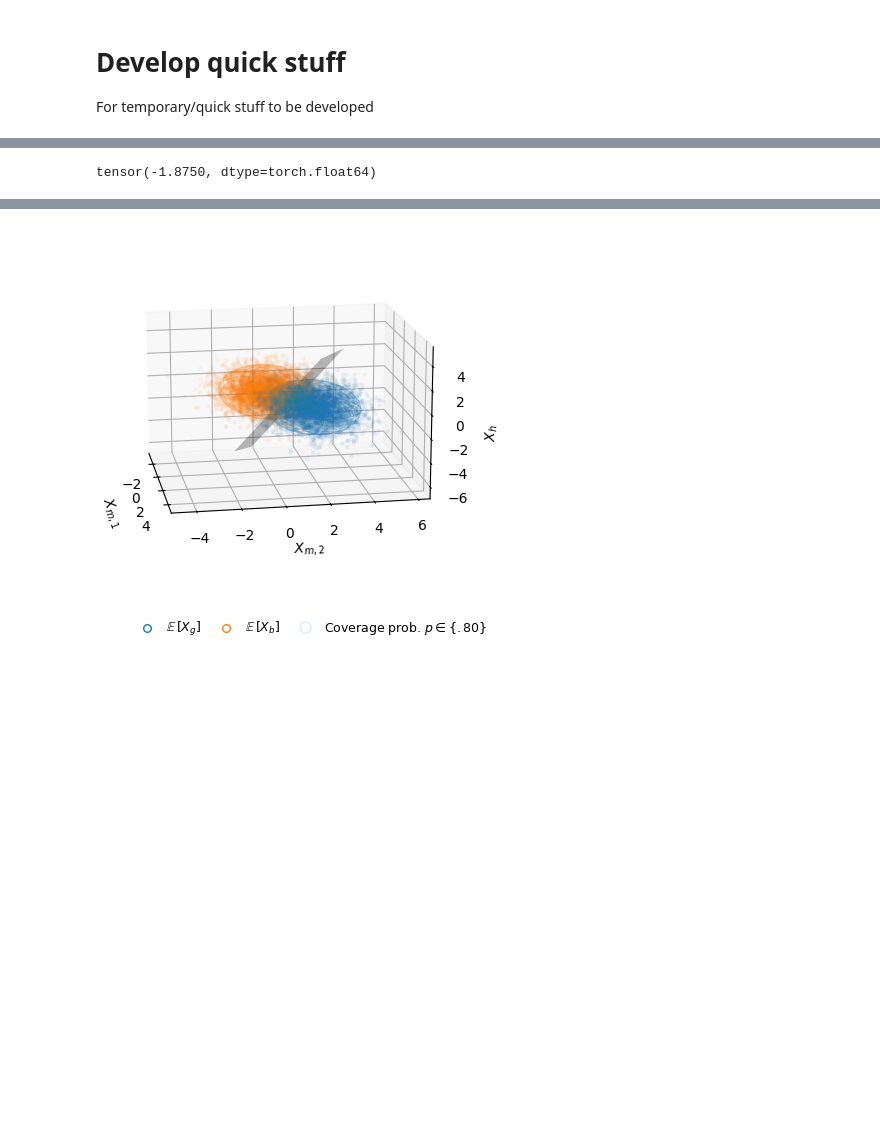
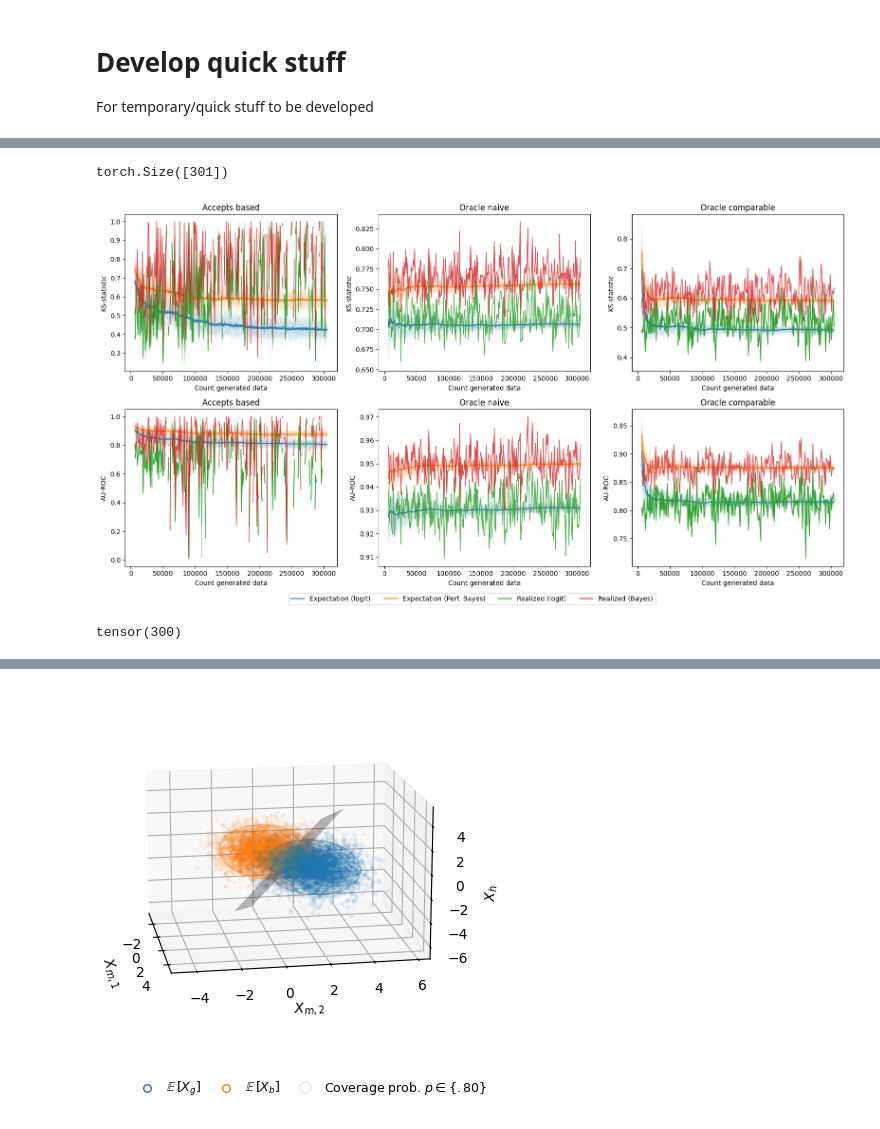
Before and after one commit to TheBISEconStatcian/BEReBASL, a Jupyter notebook: dev/tmp_develop.ipynb, the cells around one changed output, grey strips where cells are left out. Drawn from its saved outputs; the diff is of its cells as text; code cells hidden in the pictures; blank space fills up the shorter version.

```diff
--- a/dev/tmp_develop.ipynb
+++ b/dev/tmp_develop.ipynb
@@ -111,4 +422,4 @@ plt.show()
-# %%
-w[f1]
-# %% [output]
-tensor(-1.8750, dtype=torch.float64)
+# %%
+base_sim_objs["perf_bayes_stats"]['biased_acc_acc_based_ks_real_ks'].shape#.keys()
+# %% [output]
+torch.Size([301])
@@ -114,0 +432,12 @@ tensor(-1.8750, dtype=torch.float64)
+# %%
+base_sim_objs = extract_objs_from_sim_dir(grid_path, base_sim)
+dgp_base: CreditDataGenerator = base_sim_objs["data_generator"]
+# %%
+plot_lines_and_mains(
+    generate_line_collections_for_exp_real_plot(base_sim_objs),
+    sample_sizes=base_sim_objs["sample_sizes"],
+    add_fig_legend=True,
+    add_legend=False
+)
+# %% [output]
+[figure, added]
@@ -114,0 +451,6 @@ tensor(-1.8750, dtype=torch.float64)
+# %%
+credit_data = base_sim_objs["credit_data"]
+
+credit_data.last_gen_round
+# %% [output]
+tensor(300)
```
Also changed, not shown: parts of 10 cells of this notebook.
